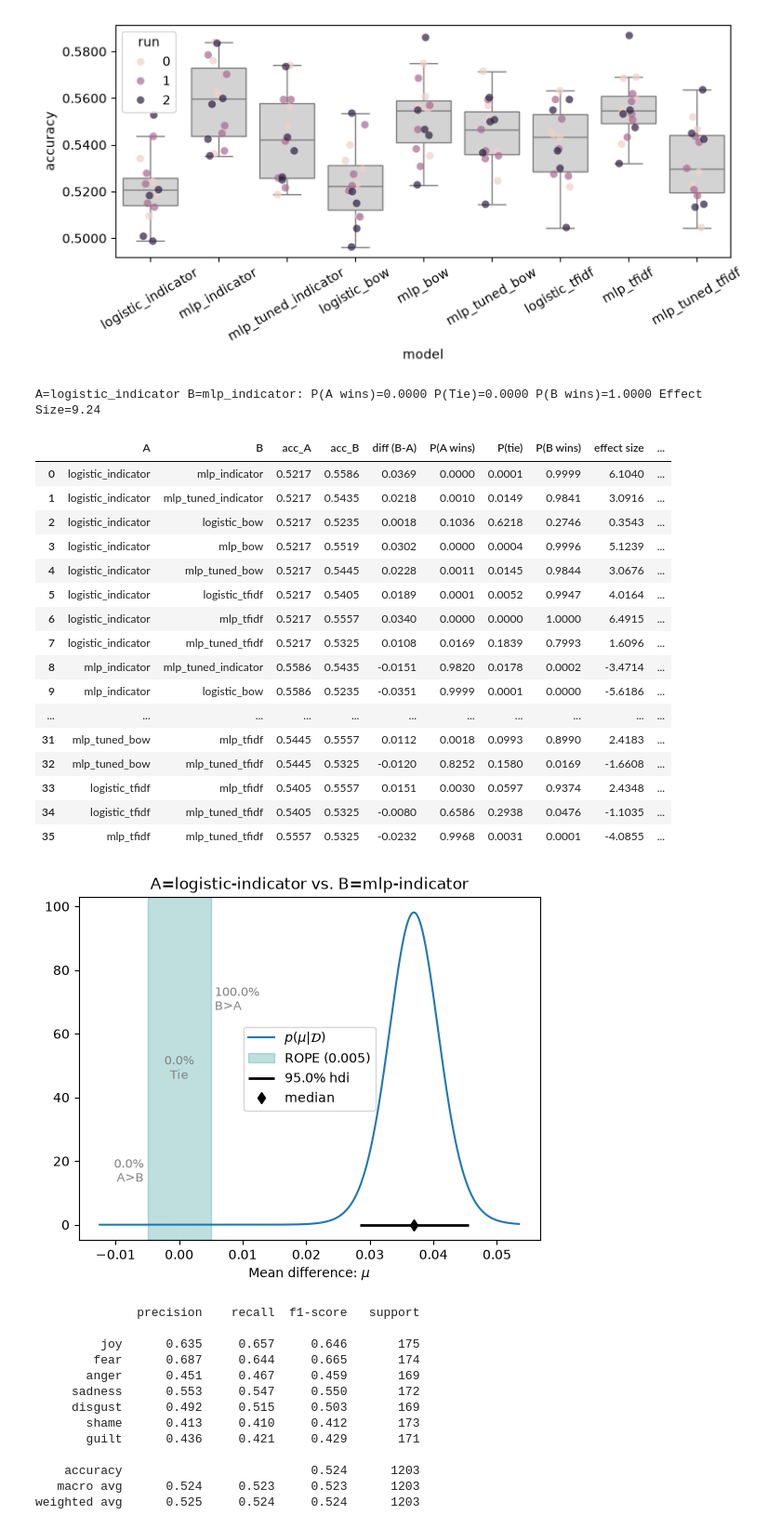
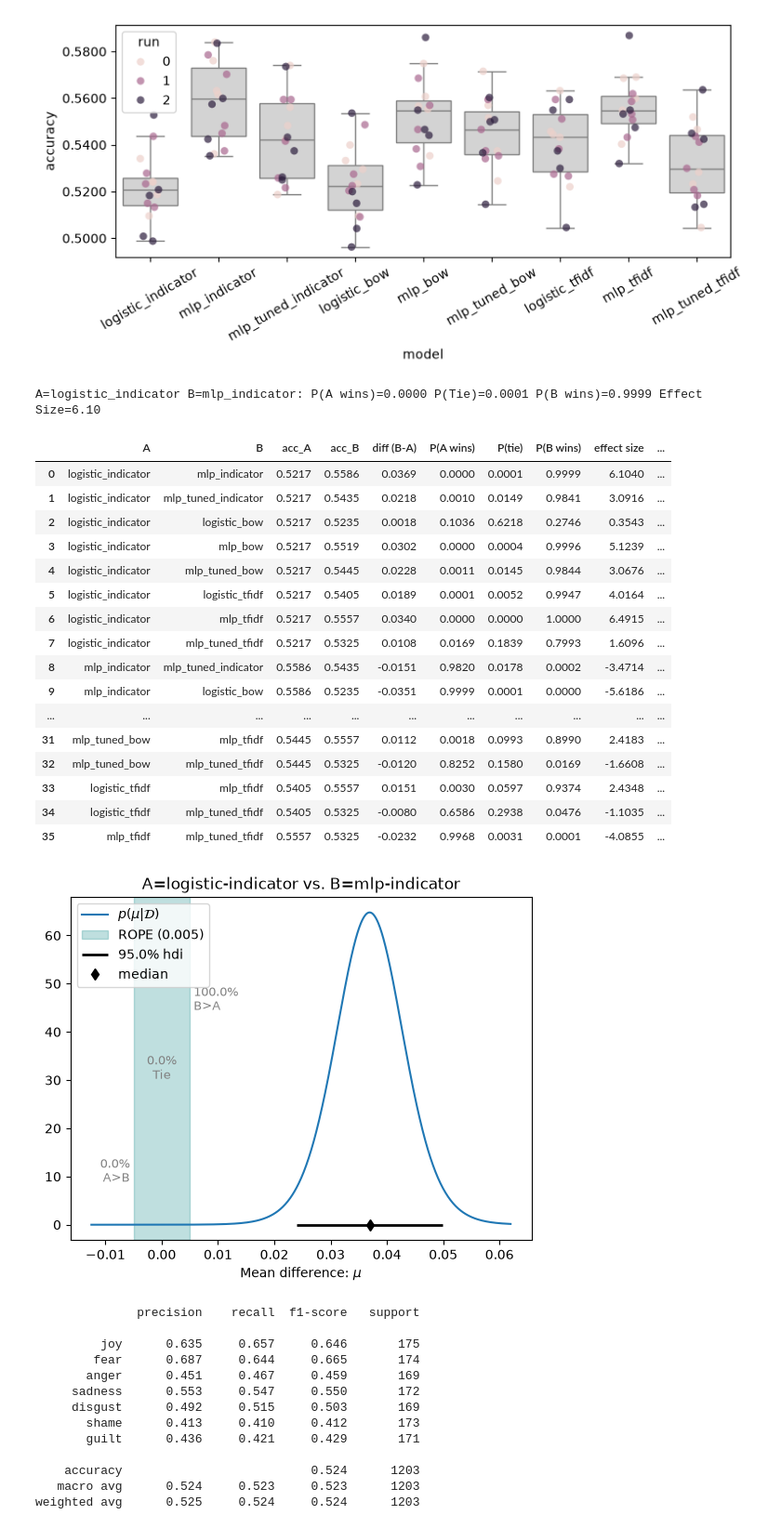
Before and after one commit to PepBaggen/nlp1-project, a Jupyter notebook: notebooks/project1.ipynb, the cells around one changed output. Shown at 93% size. Cells and saved outputs as stored; diff of their text form; code cells hidden in the pictures.

Commit message:
Bayesiaanse cel gefixt: runs (# seeds) meegegeven zodat effect size gelijk is aan effect size in dataframe

```diff
--- a/notebooks/project1.ipynb
+++ b/notebooks/project1.ipynb
@@ -247,6 +247,7 @@ get_all_measurements_for(my_classifiers, 'logistic_indicator')
 posterior = part1.analysis.BenavoliCorrelatedT(
     get_all_measurements_for(my_classifiers, 'logistic_indicator').flatten(),  # [num_runs * num_folds]
     get_all_measurements_for(my_classifiers, 'mlp_indicator').flatten(),  # [num_runs * num_folds]
+    runs=get_all_measurements_for(my_classifiers, 'logistic_indicator').shape[0],
     names=["logistic-indicator", "mlp-indicator"]
 )
 p_a, p_tie, p_b = posterior.probs(0.005) # rope = 0.5%
@@ -278,35 +279,35 @@ def compare_all(data, rope=0.005, plot=False):
             "effect size": posterior.effect_size,
             "most probable": verdict,
         })
 
         if plot:
             posterior.plot(rope)
             plt.show()
 
     return pd.DataFrame(rows)
 
 results_df = compare_all(my_classifiers, rope=0.005)
 results_df.round(4)
 # %% [output]
-A=logistic_indicator B=mlp_indicator: P(A wins)=0.0000 P(Tie)=0.0000 P(B wins)=1.0000 Effect Size=9.24
+A=logistic_indicator B=mlp_indicator: P(A wins)=0.0000 P(Tie)=0.0001 P(B wins)=0.9999 Effect Size=6.10
 |  | A | B | acc_A | acc_B | diff (B-A) | P(A wins) | P(tie) | P(B wins) | effect size | ... |
 | 0 | logistic_indicator | mlp_indicator | 0.5217 | 0.5586 | 0.0369 | 0.0000 | 0.0001 | 0.9999 | 6.1040 | ... |
 | 1 | logistic_indicator | mlp_tuned_indicator | 0.5217 | 0.5435 | 0.0218 | 0.0010 | 0.0149 | 0.9841 | 3.0916 | ... |
 | 2 | logistic_indicator | logistic_bow | 0.5217 | 0.5235 | 0.0018 | 0.1036 | 0.6218 | 0.2746 | 0.3543 | ... |
 | 3 | logistic_indicator | mlp_bow | 0.5217 | 0.5519 | 0.0302 | 0.0000 | 0.0004 | 0.9996 | 5.1239 | ... |
 | 4 | logistic_indicator | mlp_tuned_bow | 0.5217 | 0.5445 | 0.0228 | 0.0011 | 0.0145 | 0.9844 | 3.0676 | ... |
 | 5 | logistic_indicator | logistic_tfidf | 0.5217 | 0.5405 | 0.0189 | 0.0001 | 0.0052 | 0.9947 | 4.0164 | ... |
 | 6 | logistic_indicator | mlp_tfidf | 0.5217 | 0.5557 | 0.0340 | 0.0000 | 0.0000 | 1.0000 | 6.4915 | ... |
 | 7 | logistic_indicator | mlp_tuned_tfidf | 0.5217 | 0.5325 | 0.0108 | 0.0169 | 0.1839 | 0.7993 | 1.6096 | ... |
 | 8 | mlp_indicator | mlp_tuned_indicator | 0.5586 | 0.5435 | -0.0151 | 0.9820 | 0.0178 | 0.0002 | -3.4714 | ... |
 | 9 | mlp_indicator | logistic_bow | 0.5586 | 0.5235 | -0.0351 | 0.9999 | 0.0001 | 0.0000 | -5.6186 | ... |
 | ... | ... | ... | ... | ... | ... | ... | ... | ... | ... | ... |
 | 31 | mlp_tuned_bow | mlp_tfidf | 0.5445 | 0.5557 | 0.0112 | 0.0018 | 0.0993 | 0.8990 | 2.4183 | ... |
 | 32 | mlp_tuned_bow | mlp_tuned_tfidf | 0.5445 | 0.5325 | -0.0120 | 0.8252 | 0.1580 | 0.0169 | -1.6608 | ... |
 | 33 | logistic_tfidf | mlp_tfidf | 0.5405 | 0.5557 | 0.0151 | 0.0030 | 0.0597 | 0.9374 | 2.4348 | ... |
 | 34 | logistic_tfidf | mlp_tuned_tfidf | 0.5405 | 0.5325 | -0.0080 | 0.6586 | 0.2938 | 0.0476 | -1.1035 | ... |
 | 35 | mlp_tfidf | mlp_tuned_tfidf | 0.5557 | 0.5325 | -0.0232 | 0.9968 | 0.0031 | 0.0001 | -4.0855 | ... |
-[figure, old version]
+[figure, new version]
 # %%
 # door claude gegenereerd analyse van confusion matrix
 
```
